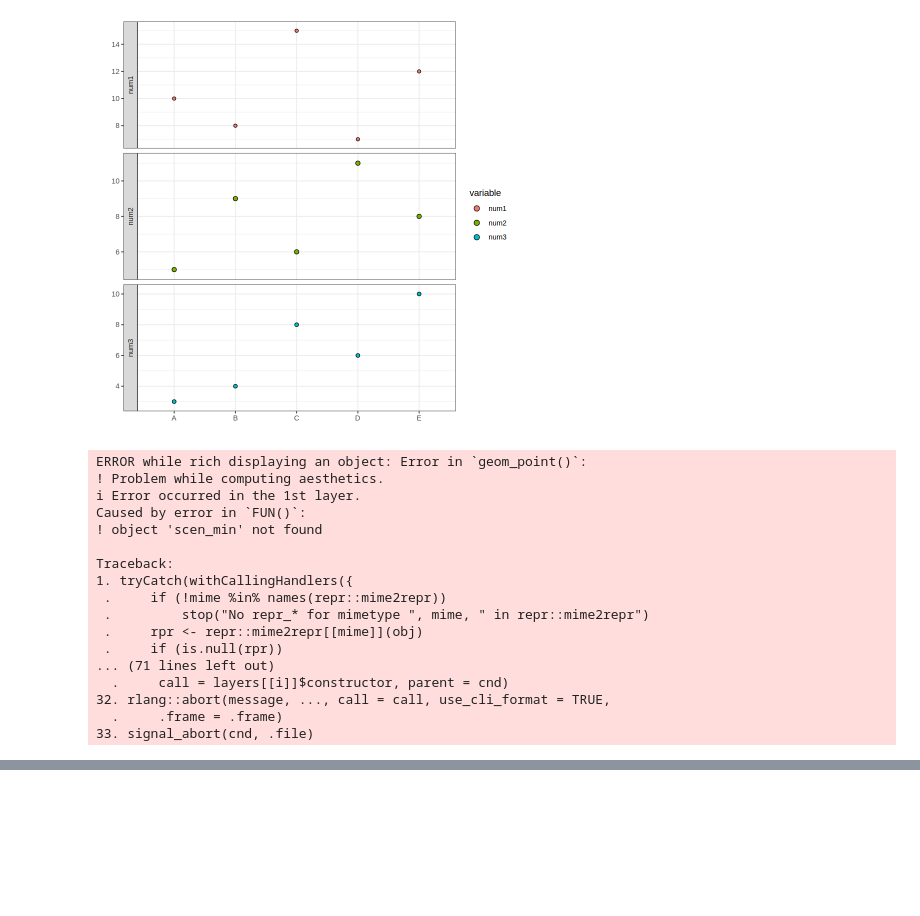
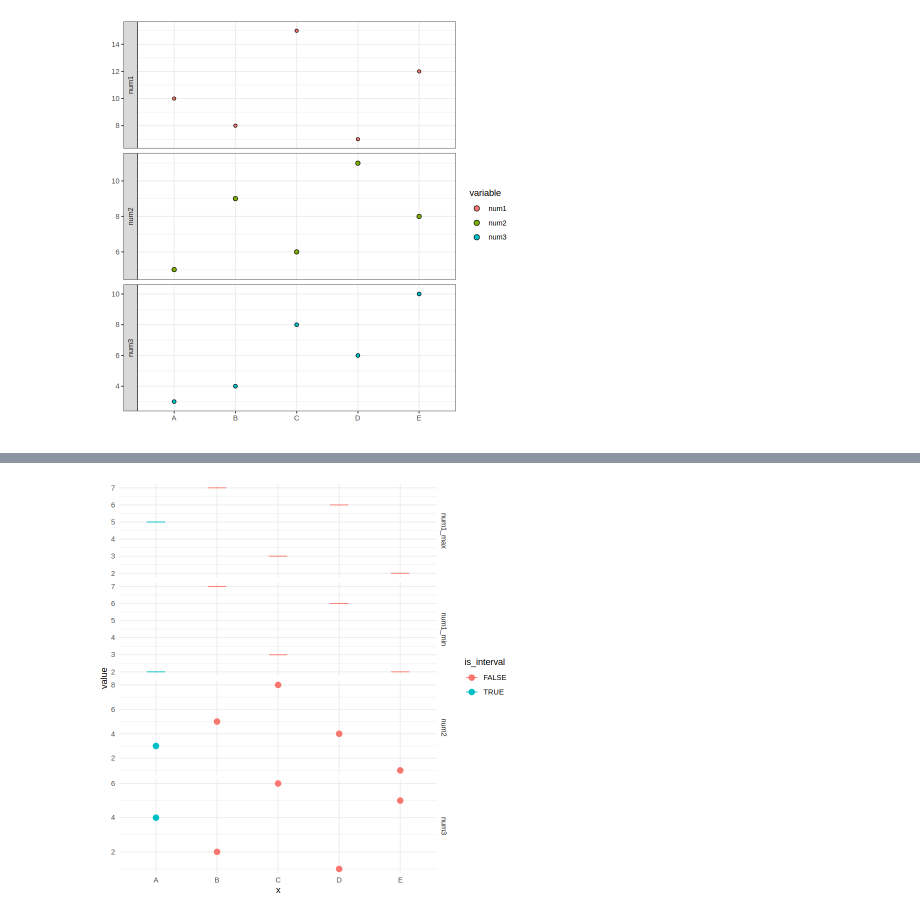
Before and after one commit to meidanis-lab/rank-count, a Jupyter notebook: code/Table_1.ipynb, the cells around one changed output, grey strips where cells are left out. Cells and saved outputs as stored; diff of their text form; code cells hidden in the pictures; blank space fills up the shorter version.

```diff
--- a/code/Table_1.ipynb
+++ b/code/Table_1.ipynb
@@ -119,25 +94,33 @@ df_long <- data %>%
-# %%
-ggplot(df_long, aes(x = Genome, y = (scen_min + scen_max) / 2)) +
-  #geom_dotplot(aes(fill = variable), binaxis = "y", stackdir = "center", dotsize = 0.5, binwidth = 0.5) +
-  geom_point(stat = "identity", size = 5) +
-  geom_errorbar(aes(ymin = scen_min, ymax = scen_max), width = 0.2) +
-  facet_grid(variable ~ ., scales = "free", switch = "y") +
-  scale_fill_manual(values = c("#F8766D", "#7CAE00", "#00BFC4"))
-# %% [output]
-ERROR while rich displaying an object: Error in `geom_point()`:
-! Problem while computing aesthetics.
-ℹ Error occurred in the 1st layer.
-Caused by error in `FUN()`:
-! object 'scen_min' not found
-
-Traceback:
-1. tryCatch(withCallingHandlers({
- .     if (!mime %in% names(repr::mime2repr))
- .         stop("No repr_* for mimetype ", mime, " in repr::mime2repr")
- .     rpr <- repr::mime2repr[[mime]](obj)
- .     if (is.null(rpr))
-... (71 lines left out)
-  .     call = layers[[i]]$constructor, parent = cnd)
-32. rlang::abort(message, ..., call = call, use_cli_format = TRUE,
-  .     .frame = .frame)
-33. signal_abort(cnd, .file)
+# %%
+library(dplyr)
+library(tidyr)
+library(ggplot2)
+
+# Create the data frame
+df <- data.frame(stringsAsFactors=FALSE,
+                 x = c("A", "B", "C", "D", "E"),
+                 num1 = c("[2,5]", 7, 3, 6, 2),
+                 num2 = c(3, 5, 8, 4, 1),
+                 num3 = c(4, 2, 6, 1, 5))
+
+# Extract the interval bounds from the num1 column
+df$num1_min <- as.numeric(gsub("\\[(.*),.*\\]", "\\1", df$num1))
+df$num1_max <- as.numeric(gsub("\\[.*,(.*)\\]", "\\1", df$num1))
+
+# Create a new column to indicate whether each row is an interval or not
+df$is_interval <- grepl("\\[.*,.+\\]", df$num1)
+
+# Melt the data to long format
+df_long <- df %>%
+  pivot_longer(cols = c("num1_min", "num1_max", "num2", "num3"), names_to = "var", values_to = "value") %>%
+  mutate(var = factor(var))
+
+# Plot the data
+ggplot(df_long, aes(x = x, y = value, color = is_interval)) +
+  facet_grid(rows = vars(var), scales = "free_y") +
+  geom_errorbar(aes(ymin = ifelse(var == "num1_min", value, NA),
+                    ymax = ifelse(var == "num1_max", value, NA)), width = 0.3) +
+  geom_point(aes(x = x, y = ifelse(var != "num1_min" & var != "num1_max", value, NA)),
+             size = 3) +
+  theme_minimal()
+# %% [output]
@@ -143,0 +129 @@ Traceback:
+[figure, added]
```
Also changed, not shown: parts of 10 cells of this notebook.
